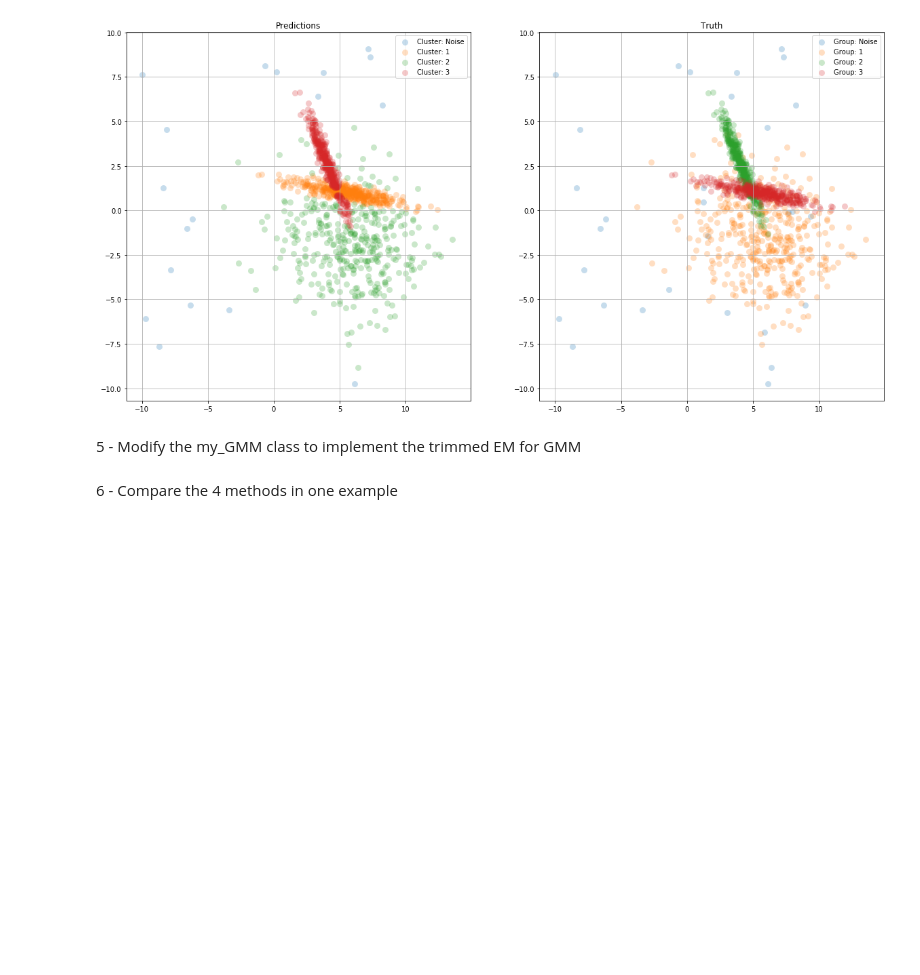
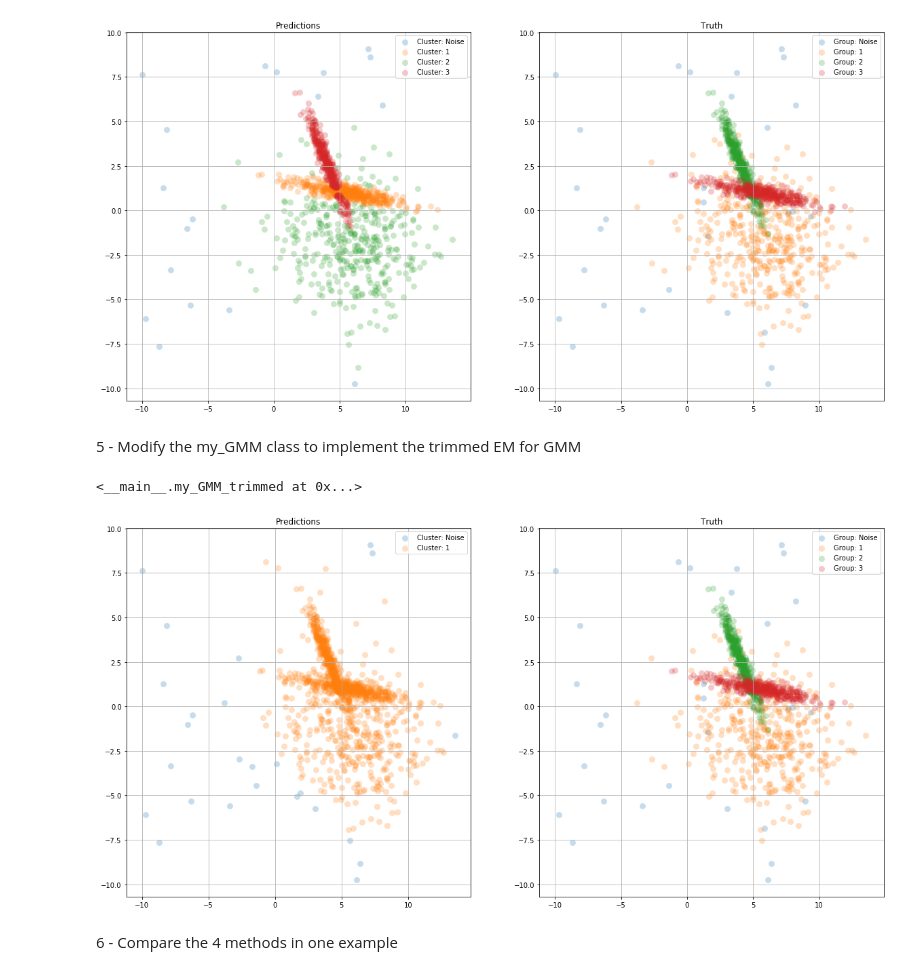
Before and after one commit to EmmanuelJhno/AML-labs, a Jupyter notebook: Cours 6 - TP/lab5-RMM.ipynb, the cells around one changed output. Saved outputs shown, nothing was run; the diff lists cells and outputs as text; code cells hidden in the pictures; blank space fills up the shorter version.

Commit message:
implement trimmed EM for GMM

```diff
--- a/Cours 6 - TP/lab5-RMM.ipynb
+++ b/Cours 6 - TP/lab5-RMM.ipynb
@@ -954,3 +1289,28 @@ plt.show()
+# %%
+gmm_t = my_GMM_trimmed(k=3, trim=0.02, tol=1e-2, itermax=40)
+gmm_t.fit(data)
+# %% [output]
+<__main__.my_GMM_trimmed at 0x...>
+# %%
+plt.figure(figsize=(20,10))
+
+plt.subplot(121)
+for label in np.unique(gmm_t.labels_):
+    data_i = np.array([data[j] for j in range(data.shape[0]) if gmm_t.labels_[j] == label])
+    plt.scatter(data_i.T[0], data_i.T[1], label="Cluster: {}".format(label if label else "Noise"), **plot_kwds)
+plt.title("Predictions")
+plt.legend()
+plt.grid()
+
+plt.subplot(122)
+for i, pts in enumerate(X):
+    plt.scatter(pts.T[0], pts.T[1], label="Group: {}".format(i if i else "Noise"), **plot_kwds)
+plt.title("Truth")
+plt.legend()
+plt.grid()
+plt.show()
+# %% [output]
+[figure, added]
 # %% [markdown]
 6 - Compare the 4 methods in one example
 # %% [markdown]
```
Also changed, not shown: parts of 1 cell of this notebook.
